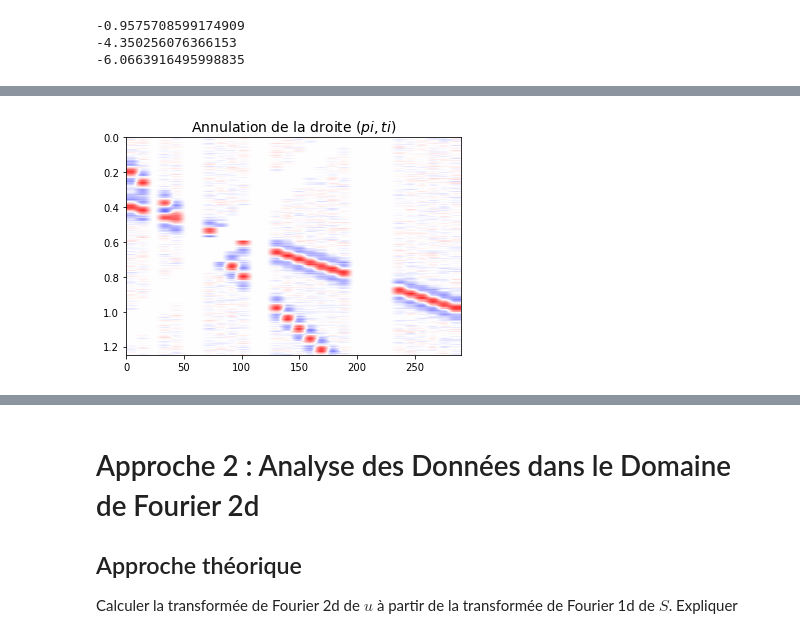
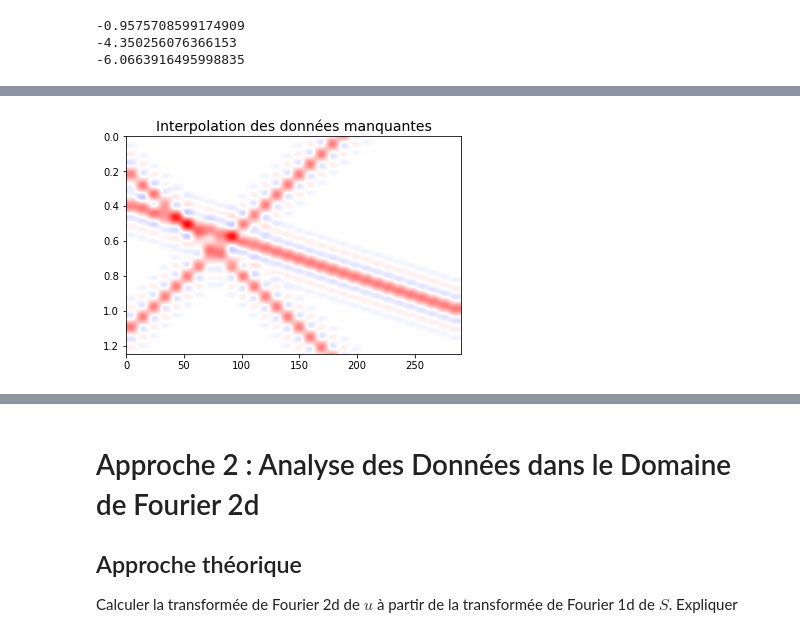
Before and after one commit to 21pili/tds, a Jupyter notebook: mini_projet_groupe1.ipynb, the cells around one changed output, grey strips where cells are left out. Saved outputs shown, nothing was run; the diff lists cells and outputs as text; code cells hidden in the pictures.

```diff
--- a/mini_projet_groupe1.ipynb
+++ b/mini_projet_groupe1.ipynb
@@ -279,3 +279,9 @@ plt.plot()
 plt.show()
 # %% [output]
 [figure]
+# %%
+def S(t):
+    if abs(t) < 0.19:
+        return 1.25*np.sinc(21*t)
+    else:
+        return 0
@@ -371,3 +385,5 @@ minimize(F,(at[t_p2],p2),bounds = ((0,1.2),(-0.01,0.01)))
+# %%
+t3,p3 = (0.21875,-0.00583333)
 # %%
 minimize(F,(at[t_p3],p3), bounds = ((0,1.2),(-0.01,0.01)))
 # %% [output]
@@ -396,0 +400,3 @@ minimize(F,(0,0), bounds = ((0,1.2),(-0.01,0.01)))
+# %%
+cancel(1.0937,0.0058333,0.1)
+t2, p2 = (1.0937,0.0058333)
@@ -397,23 +405,20 @@ minimize(F,(0,0), bounds = ((0,1.2),(-0.01,0.01)))
 # %%
-# Annulation d'une droite
-# Supposons avoir trouvé une droite pertinente. et donc un couple (t,p)
+dense_data = np.zeros((400,30))
 
-def cancel(ti,pi,eps):
-    data = gpanel.copy()
-    for x in ax:
-        for t in at:
-            if abs(t-(ti - pi*x)) < eps:
-                data[int(t/dt),int(x/dx)] = 0
-    vmax = np.max(np.abs(data))
-    plt.imshow(data,extent=[ax[0],ax[-1],at[-1],at[0]],aspect='auto')
-    plt.title(r"Annulation de la droite $({pi},{ti})$", fontsize = labelsize)
-    av.set_ylabel("Time (s)", fontsize = labelsize)
-    av.set_xlabel("Position x (m)", fontsize = labelsize)
-    av.tick_params(axis='both', which='major', labelsize=labelsize)
-    plt.clim([-vmax,vmax])
-    plt.set_cmap('bwr')
-    plt.show()
+t = [t1,t2,t3]
+p = [p1,p2,p3]
 
-cancel(1.0937,0.006,0.1)
+for nt in range(400):
+    for nx in range(30):
+        dense_data[nt,nx] = np.sum([S(at[nt] - ti - pi*ax[nx])for (ti,pi) in zip(t,p)])
+vmax = np.max(np.abs(dense_data))
+plt.imshow(dense_data,extent=[ax[0],ax[-1],at[-1],at[0]],aspect='auto')
+plt.title(r"Interpolation des données manquantes", fontsize = labelsize)
+av.set_ylabel("Time (s)", fontsize = labelsize)
+av.set_xlabel("Position x (m)", fontsize = labelsize)
+av.tick_params(axis='both', which='major', labelsize=labelsize)
+plt.clim([-vmax,vmax])
+plt.set_cmap('bwr')
+plt.show()
 # %% [output]
-[figure, old version]
+[figure, new version]
```
Also changed, not shown: parts of 10 cells of this notebook.
